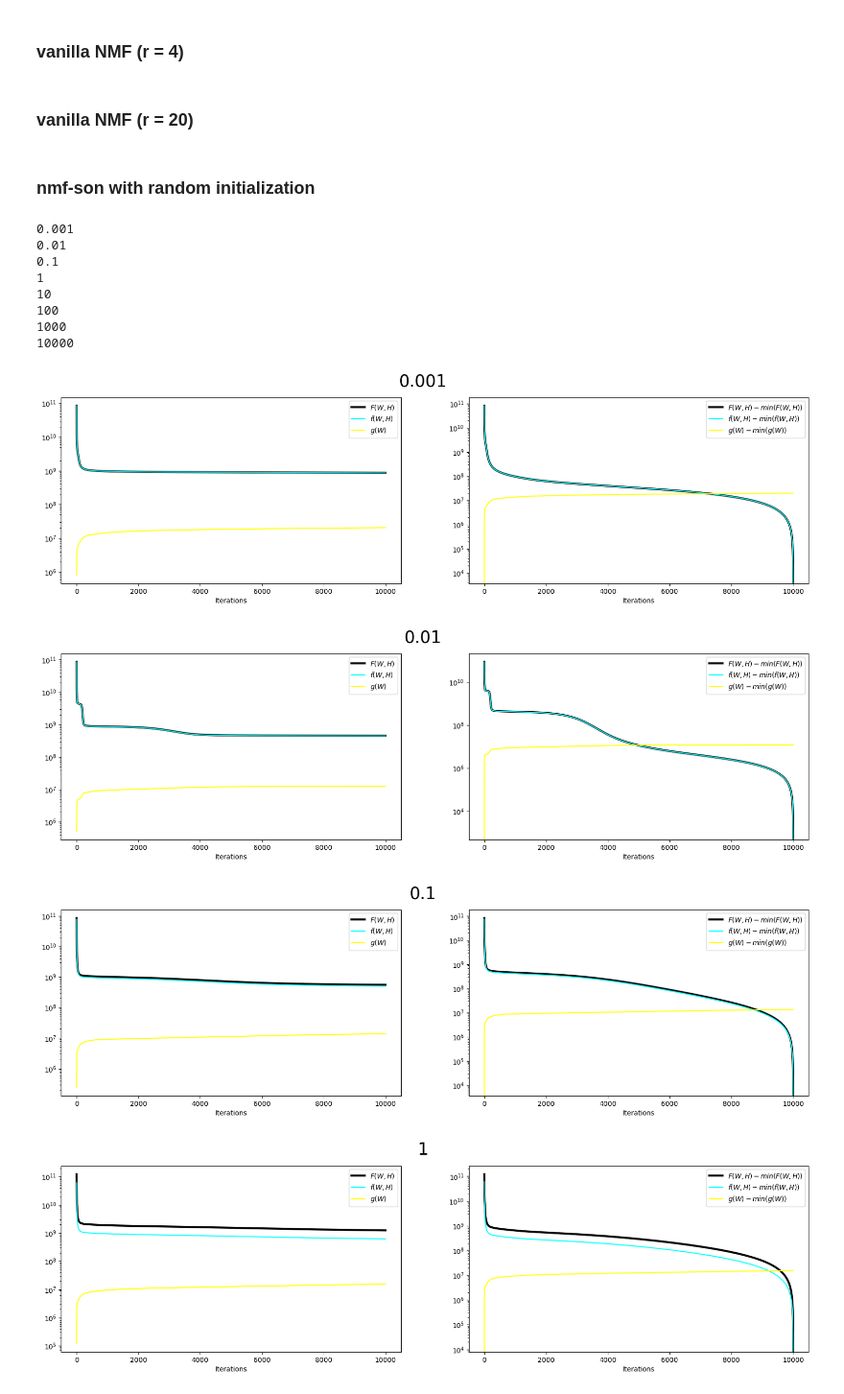
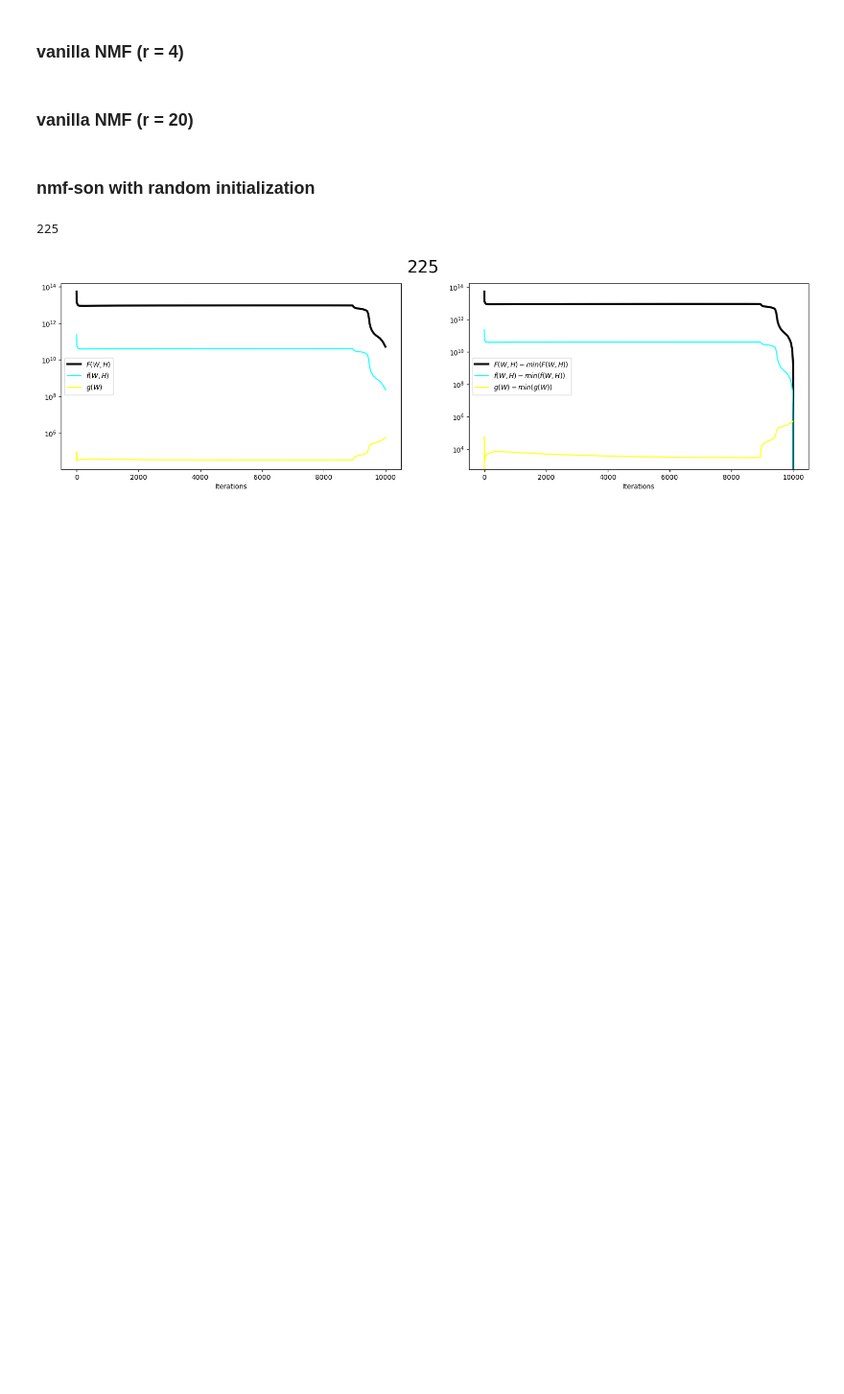
Before and after one commit to waqasbinhamed/nmf_methods, a Jupyter notebook: experimental/notebooks/_tuning.ipynb, the cells around one changed output. Shown: that part at 96% size. Cells and saved outputs as stored; diff of their text form; code cells hidden in the pictures; blank space fills up the shorter version.

```diff
--- a/experimental/notebooks/_tuning.ipynb
+++ b/experimental/notebooks/_tuning.ipynb
@@ -87,30 +87,20 @@ else:
 # %% [markdown]
 ### nmf-son with random initialization
 # %%
-lambda_vals = [0.001, 0.01, 0.1, 1, 10, 100, 1000, 10000]
+lambda_vals = [225]
 save_filepath = '../../experimental/saved_models/urban/r{}_l{}_mit{}.npz'
 
 for _lam in lambda_vals:
     if RUN:
         W, H, fscores, gscores, lvals = nmf_son_new(M, ini_W.copy(), ini_H.copy(), lam=_lam, itermax=max_iters, early_stop=EARLY_STOP, verbose=VERBOSE, scale_reg=SCALE_REG)
         save_results(save_filepath.format(r, _lam, max_iters), W, H, fscores, gscores, lvals)
     else:
         W, H, fscores, gscores, lvals = load_results(save_filepath.format(r, _lam, max_iters))
         plot_scores(fscores, gscores, lvals, plot_title=_lam)
 
         img_filenames = [f'../../experimental/images/urban/w_r{r}_l{_lam}_mit{max_iters}.png', f'../../experimental/images/urban/seph_r{r}_l{_lam}_mit{max_iters}.png', f'../../experimental/images/urban/combh_r{r}_l{_lam}_mit{max_iters}.png', f'../../experimental/images/urban/r{r}_l{_lam}_mit{max_iters}.png']
         plot_and_merge(W, H, imgsize=imgsize, figsize=figsize, fontsize=fontsize, filenames=img_filenames, num_rows=num_rows, delete=True)
     print(_lam)
 # %% [output]
-0.001
-0.01
-0.1
-1
-10
-100
-1000
-10000
+225
-[figure, old version]
+[figure, new version]
-[figure, removed]
-[figure, removed]
-[figure, removed]
```
Also changed, not shown: parts of 1 cell of this notebook.
